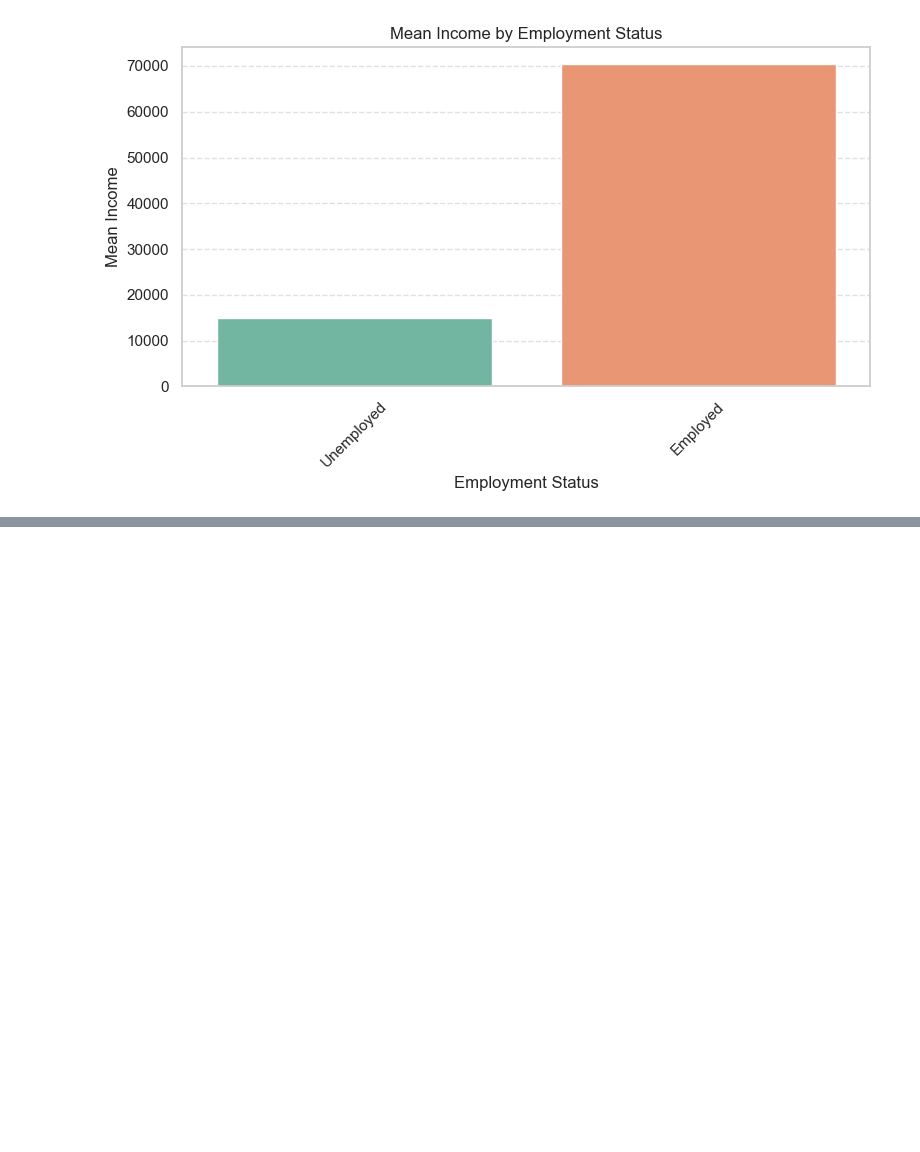
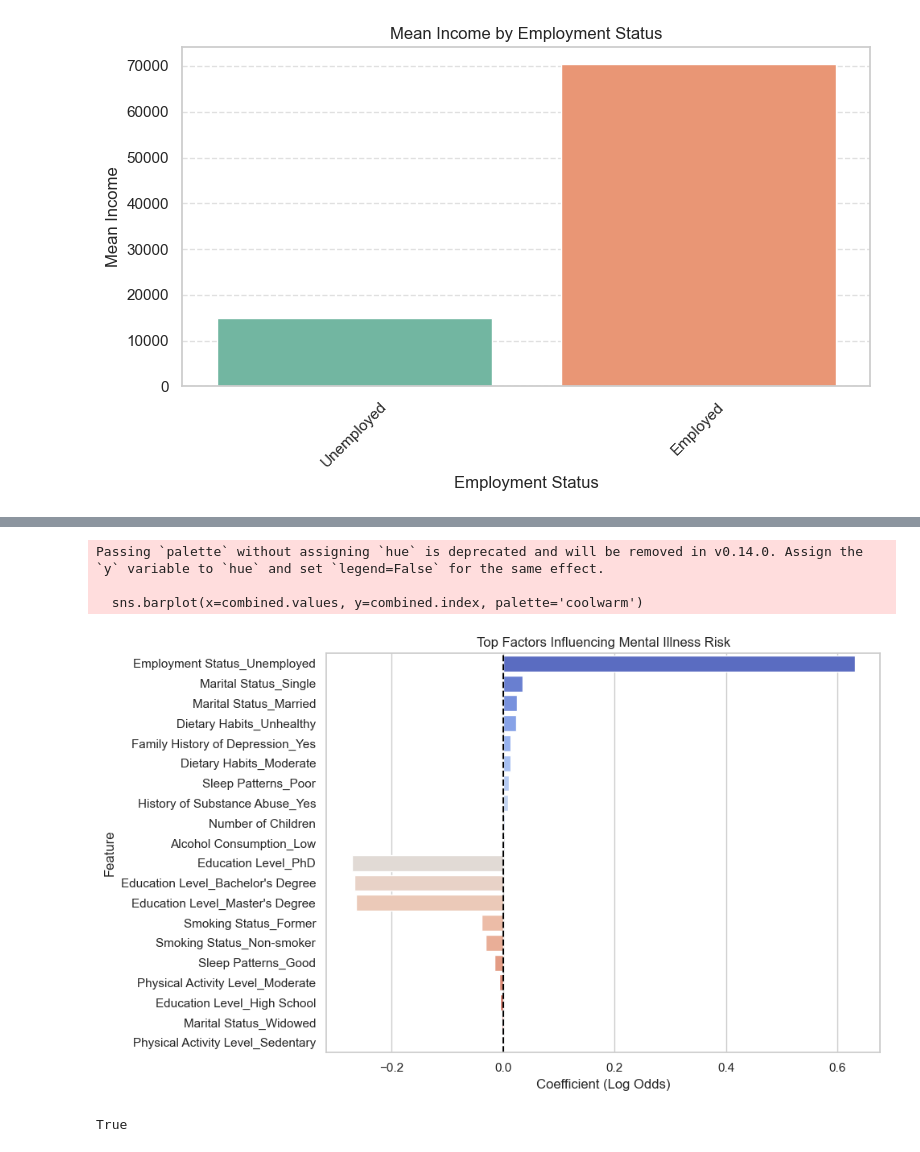
Before and after one commit to csaafrica/mental_CSA, a Jupyter notebook: MentalHealth.ipynb, the cells around one changed output, grey strips where cells are left out. Drawn from its saved outputs; the diff is of its cells as text; code cells hidden in the pictures; blank space fills up the shorter version.

```diff
--- a/MentalHealth.ipynb
+++ b/MentalHealth.ipynb
@@ -143,0 +257,3 @@ Passing `palette` without assigning `hue` is deprecated and will be removed in v
+# %%
+# One-hot encoding for categorical variables
+X_encoded = pd.get_dummies(X, drop_first=True)
@@ -143,0 +284,10 @@ Passing `palette` without assigning `hue` is deprecated and will be removed in v
+# %%
+# Feature importance from logistic regression coefficients
+importance = pd.Series(model.coef_[0], index=X_encoded.columns)
+top_factors = importance.sort_values(ascending=False)
+
+print("Top Positive Contributors to Mental Illness Risk:")
+print(top_factors.head(10))
+
+print("\nTop Protective Factors (Negative Contribution):")
+print(top_factors.tail(10))
@@ -143,0 +312,34 @@ Passing `palette` without assigning `hue` is deprecated and will be removed in v
+# %%
+### VISUALIZING THE CHARTS
+
+import matplotlib.pyplot as plt
+import seaborn as sns
+
+# Assuming you already have 'importance' from:
+# importance = pd.Series(model.coef_[0], index=X_encoded.columns)
+
+# Select top 10 positive and negative contributors
+top_positive = importance.sort_values(ascending=False).head(10)
+top_negative = importance.sort_values().head(10)
+
+# Combine both
+combined = pd.concat([top_positive, top_negative])
+
+# Plot
+plt.figure(figsize=(10, 6))
+sns.barplot(x=combined.values, y=combined.index, palette='coolwarm')
+plt.title('Top Factors Influencing Mental Illness Risk')
+plt.xlabel('Coefficient (Log Odds)')
+plt.ylabel('Feature')
+plt.axvline(0, color='black', linestyle='--')
+plt.tight_layout()
+plt.show()
+# %% [output]
+Passing `palette` without assigning `hue` is deprecated and will be removed in v0.14.0. Assign the `y` variable to `hue` and set `legend=False` for the same effect.
+
+  sns.barplot(x=combined.values, y=combined.index, palette='coolwarm')
+[figure, added]
+# %%
+print("Age" in X_encoded.columns)
+# %% [output]
+True
```
Also changed, not shown: parts of 42 cells of this notebook, 16 other files.
